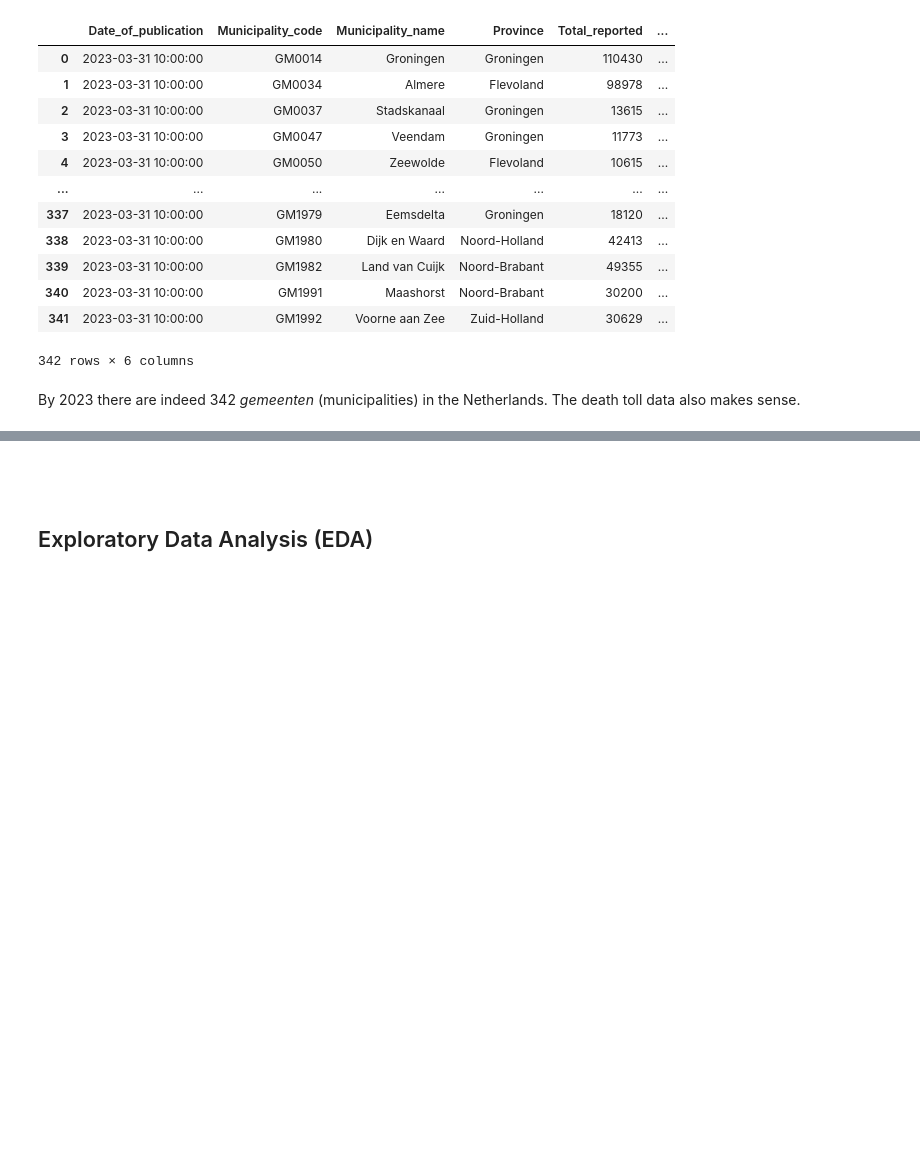
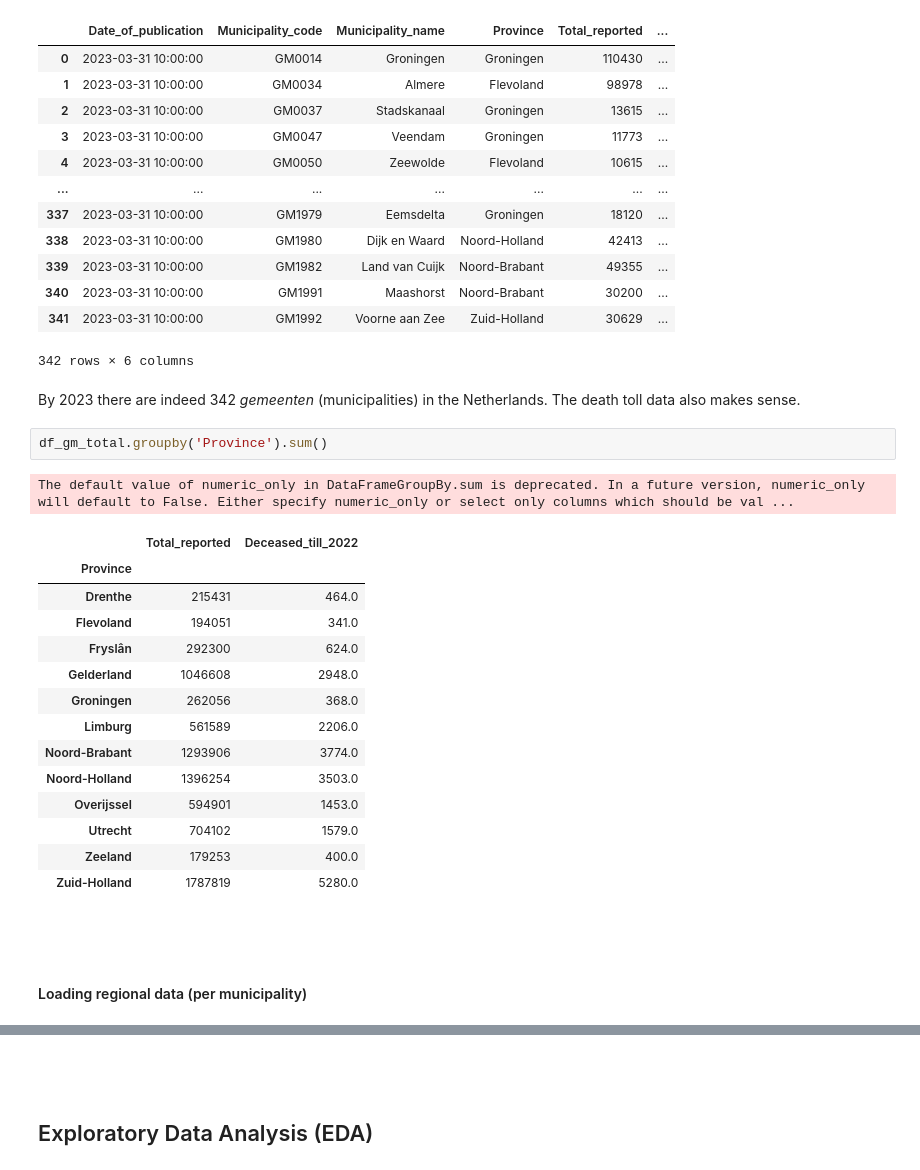
Before and after one commit to MC-Codingcat/NL-COVID-19-Data-Analysis, a Jupyter notebook: NL_COVID_19_spatial_related_data_analysis.ipynb, the cells around one changed output, grey strips where cells are left out. Drawn from its saved outputs; the diff is of its cells as text; blank space fills up the shorter version.

```diff
--- a/NL_COVID_19_spatial_related_data_analysis.ipynb
+++ b/NL_COVID_19_spatial_related_data_analysis.ipynb
@@ -315,3 +225,24 @@ df_gm_total
 342 rows × 6 columns
 # %% [markdown]
 By 2023 there are indeed 342 *gemeenten* (municipalities) in the Netherlands. The death toll data also makes sense.
+# %%
+df_gm_total.groupby('Province').sum()
+# %% [output]
+The default value of numeric_only in DataFrameGroupBy.sum is deprecated. In a future version, numeric_only will default to False. Either specify numeric_only or select only columns which should be val ...
+|  | Total_reported | Deceased_till_2022 |
+| Province |  |  |
+| Drenthe | 215431 | 464.0 |
+| Flevoland | 194051 | 341.0 |
+| Fryslân | 292300 | 624.0 |
+| Gelderland | 1046608 | 2948.0 |
+| Groningen | 262056 | 368.0 |
+| Limburg | 561589 | 2206.0 |
+| Noord-Brabant | 1293906 | 3774.0 |
+| Noord-Holland | 1396254 | 3503.0 |
+| Overijssel | 594901 | 1453.0 |
+| Utrecht | 704102 | 1579.0 |
+| Zeeland | 179253 | 400.0 |
+| Zuid-Holland | 1787819 | 5280.0 |
+# %% [markdown]
+<br><br/>
+#### Loading regional data (per municipality)
```
Also changed, not shown: parts of 65 cells of this notebook.
